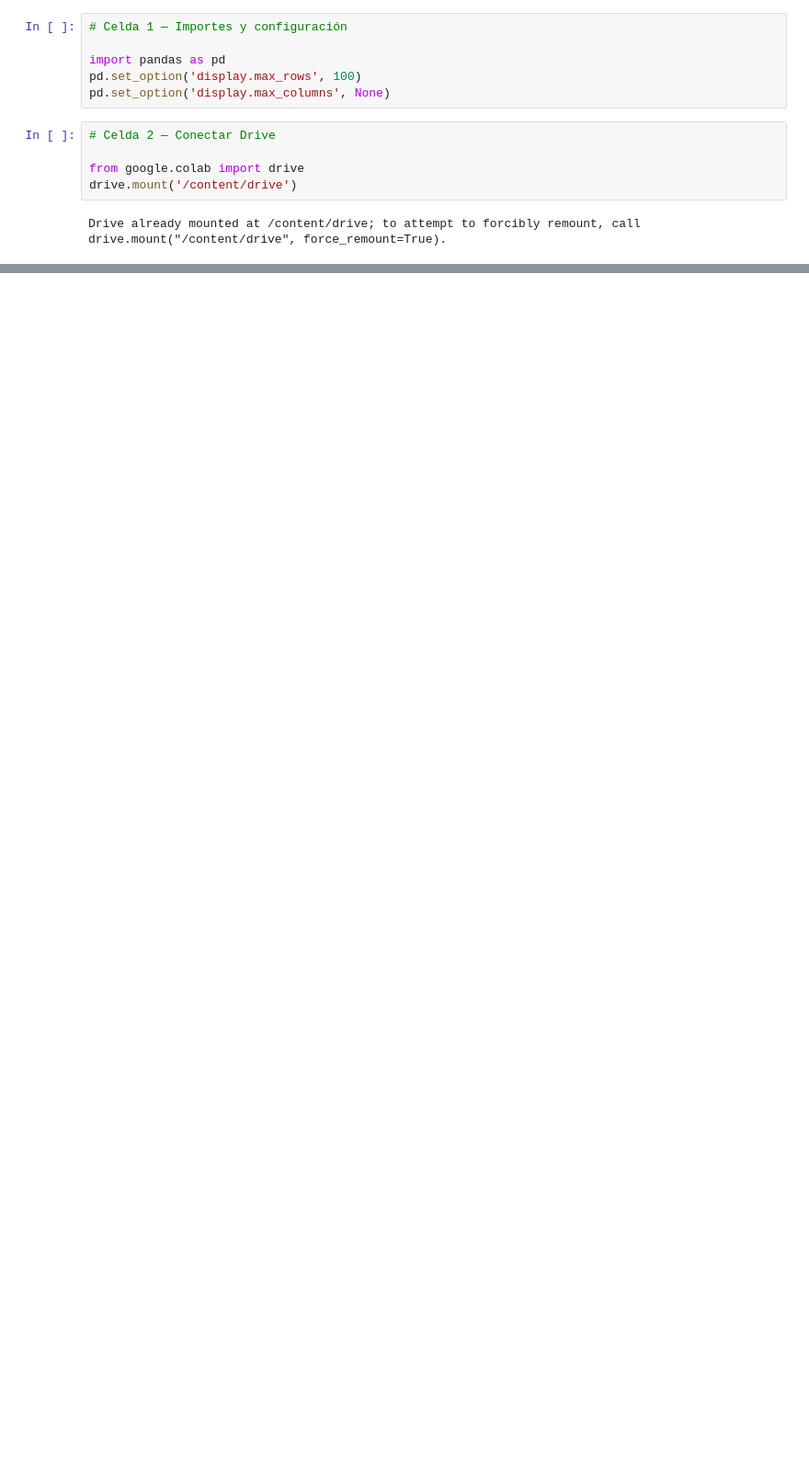
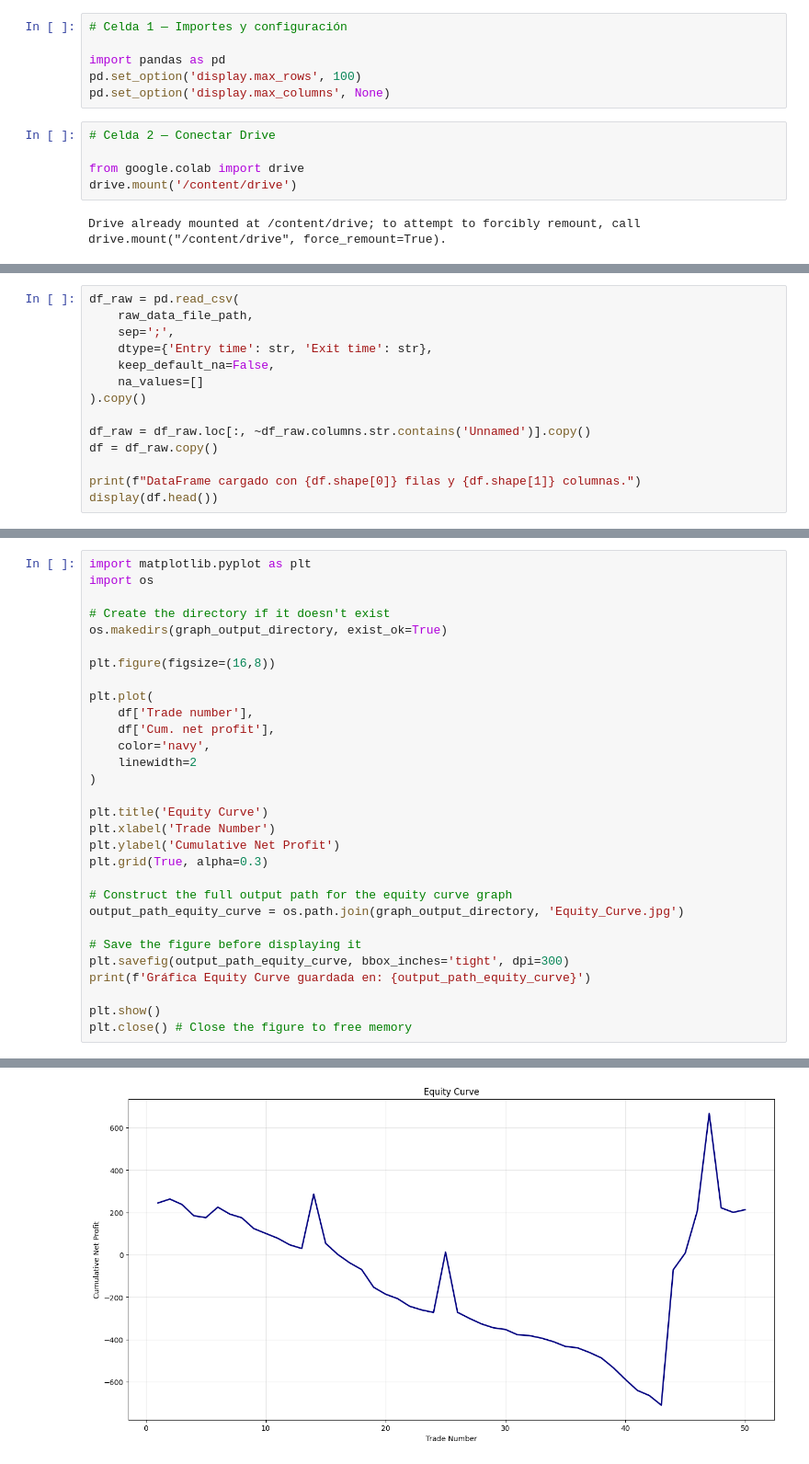
Before and after one commit to MarceCorreal2/Robots-NT, a Jupyter notebook: Carga_Limpieza_Grafica.ipynb, the cells around one changed output, grey strips where cells are left out. Shown at 92% size. Drawn from its saved outputs; the diff is of its cells as text; blank space fills up the shorter version.

```diff
--- a/Carga_Limpieza_Grafica.ipynb
+++ b/Carga_Limpieza_Grafica.ipynb
@@ -531,0 +1275,14 @@ Después de seguir estos pasos, tus cambios (incluyendo el notebook y otros arch
+# %%
+df_raw = pd.read_csv(
+    raw_data_file_path,
+    sep=';',
+    dtype={'Entry time': str, 'Exit time': str},
+    keep_default_na=False,
+    na_values=[]
+).copy()
+
+df_raw = df_raw.loc[:, ~df_raw.columns.str.contains('Unnamed')].copy()
+df = df_raw.copy()
+
+print(f"DataFrame cargado con {df.shape[0]} filas y {df.shape[1]} columnas.")
+display(df.head())
@@ -531,0 +1396,31 @@ Después de seguir estos pasos, tus cambios (incluyendo el notebook y otros arch
+# %%
+import matplotlib.pyplot as plt
+import os
+
+# Create the directory if it doesn't exist
+os.makedirs(graph_output_directory, exist_ok=True)
+
+plt.figure(figsize=(16,8))
+
+plt.plot(
+    df['Trade number'],
+    df['Cum. net profit'],
+    color='navy',
+    linewidth=2
+)
+
+plt.title('Equity Curve')
+plt.xlabel('Trade Number')
+plt.ylabel('Cumulative Net Profit')
+plt.grid(True, alpha=0.3)
+
+# Construct the full output path for the equity curve graph
+output_path_equity_curve = os.path.join(graph_output_directory, 'Equity_Curve.jpg')
+
+# Save the figure before displaying it
+plt.savefig(output_path_equity_curve, bbox_inches='tight', dpi=300)
+print(f'Gráfica Equity Curve guardada en: {output_path_equity_curve}')
+
+plt.show()
+plt.close() # Close the figure to free memory
+# %% [output]
@@ -531,0 +1428 @@ Después de seguir estos pasos, tus cambios (incluyendo el notebook y otros arch
+[figure, added]
```
Also changed, not shown: parts of 192 cells of this notebook.
